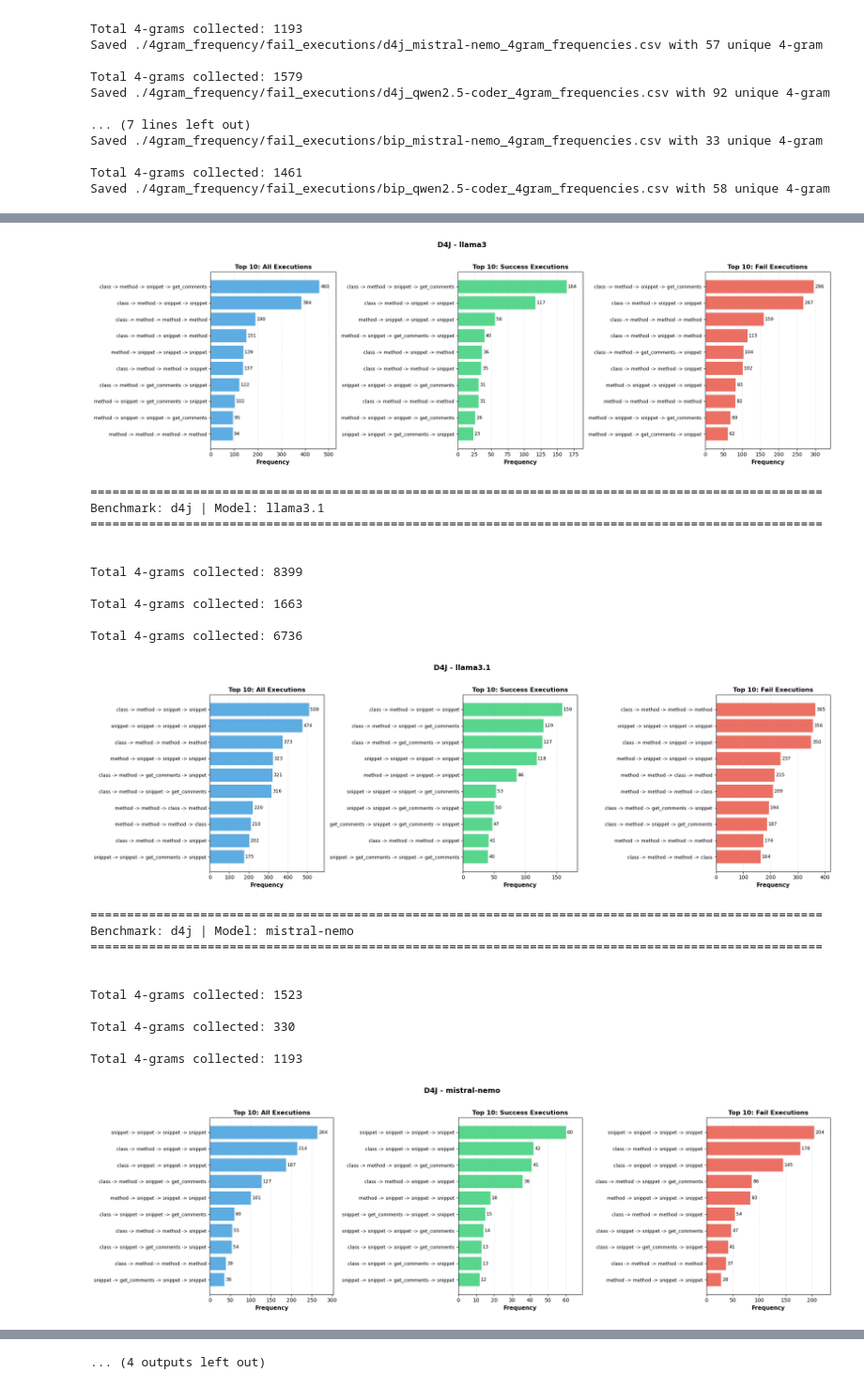
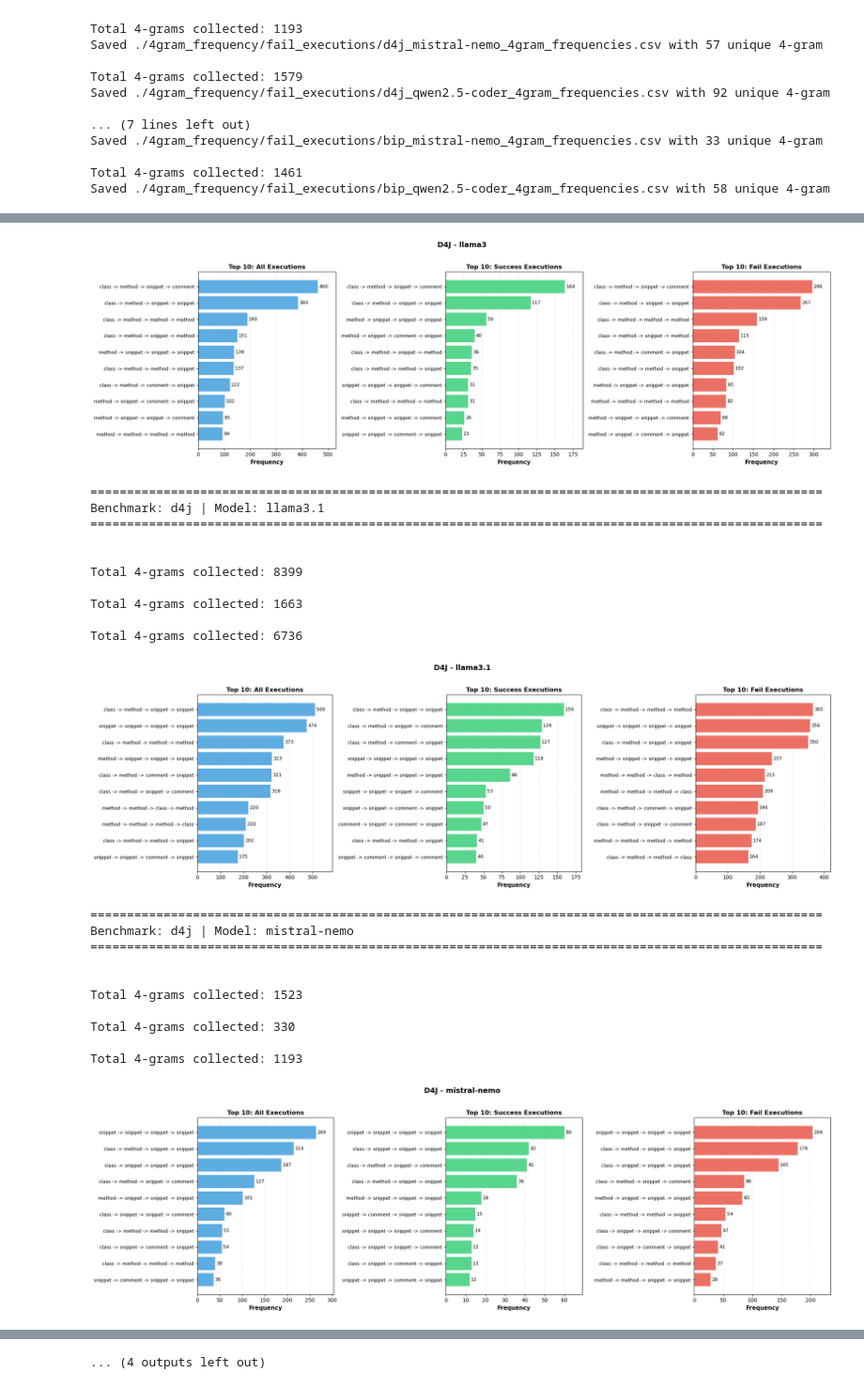
Before and after one commit to HyunjoonCho/trajectory-dissection, a Jupyter notebook: autofl_sequence_patterns.ipynb, the cells around one changed output, grey strips where cells are left out. Shown at 94% size. Cells and saved outputs as stored; diff of their text form; code cells hidden in the pictures.

```diff
--- a/autofl_sequence_patterns.ipynb
+++ b/autofl_sequence_patterns.ipynb
@@ -361,7 +361,7 @@ name_mapping = {
     'get_failing_tests_covered_classes': 'class',
     'get_failing_tests_covered_methods_for_class': 'method',
     'get_code_snippet': 'snippet',
-    'get_comment': 'comment'
+    'get_comments': 'comment'
 }
 
 def shorten_pattern(pattern_tuple):
@@ -565,7 +565,7 @@ name_mapping = {
     'get_failing_tests_covered_classes': 'class',
     'get_failing_tests_covered_methods_for_class': 'method',
     'get_code_snippet': 'snippet',
-    'get_comment': 'comment'
+    'get_comments': 'comment'
 }
 
 def shorten_pattern(pattern_tuple):
@@ -652,35 +652,35 @@ for bm in benchmarks:
         # Add value labels
         for i, v in enumerate(counts_fail):
             axes[2].text(v + max(counts_fail)*0.01, i, str(v), va='center', fontsize=9)
 
         # Overall title
         fig.suptitle(f'{bm.upper()} - {model}', fontsize=14, fontweight='bold', y=1.02)
 
         plt.tight_layout()
         plt.show()
 # %% [output]
 ====================================================================================================
 Benchmark: d4j | Model: llama3
 ====================================================================================================
 
 
 Total 4-grams collected: 3477
 
 Total 4-grams collected: 950
 
 Total 4-grams collected: 2527
-[figure, old version]
+[figure, new version]
 ====================================================================================================
 Benchmark: d4j | Model: llama3.1
 ====================================================================================================
 
 
 Total 4-grams collected: 8399
 
 Total 4-grams collected: 1663
 
 Total 4-grams collected: 6736
-[figure, old version]
+[figure, new version]
 ====================================================================================================
 Benchmark: d4j | Model: mistral-nemo
 ====================================================================================================
@@ -691,7 +691,7 @@ Total 4-grams collected: 1523
 Total 4-grams collected: 330
 
 Total 4-grams collected: 1193
-[figure, old version]
+[figure, new version]
 ====================================================================================================
 Benchmark: d4j | Model: qwen2.5-coder
 ====================================================================================================
```
Also changed, not shown: parts of 2 cells of this notebook.
